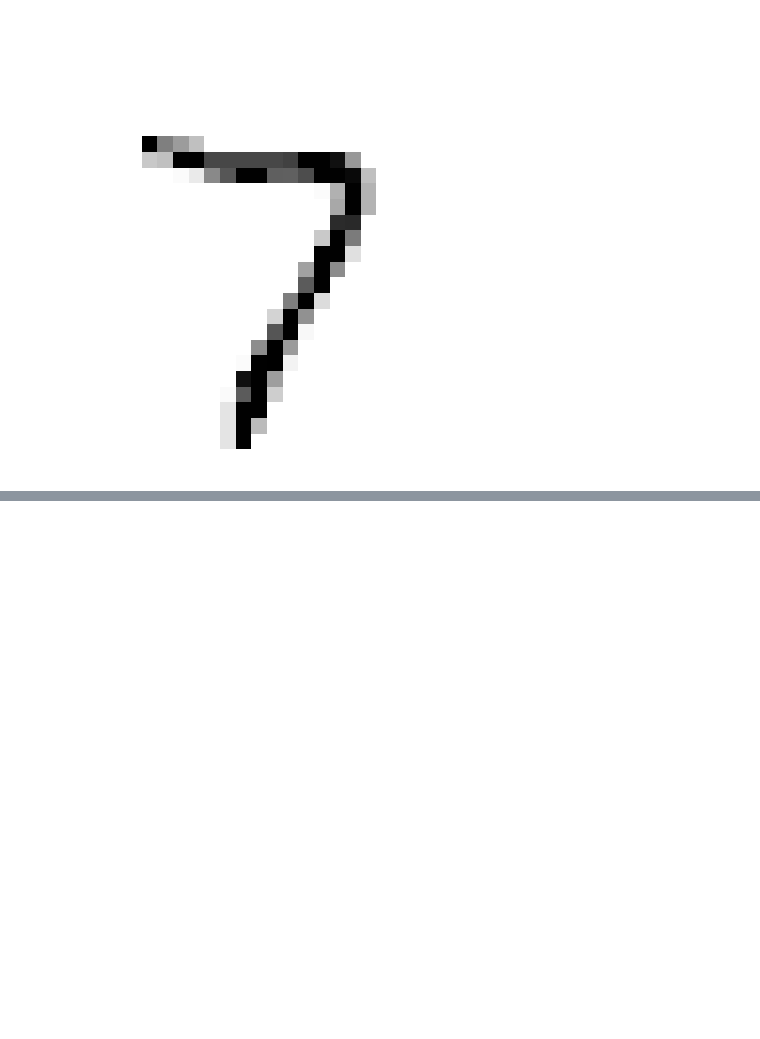
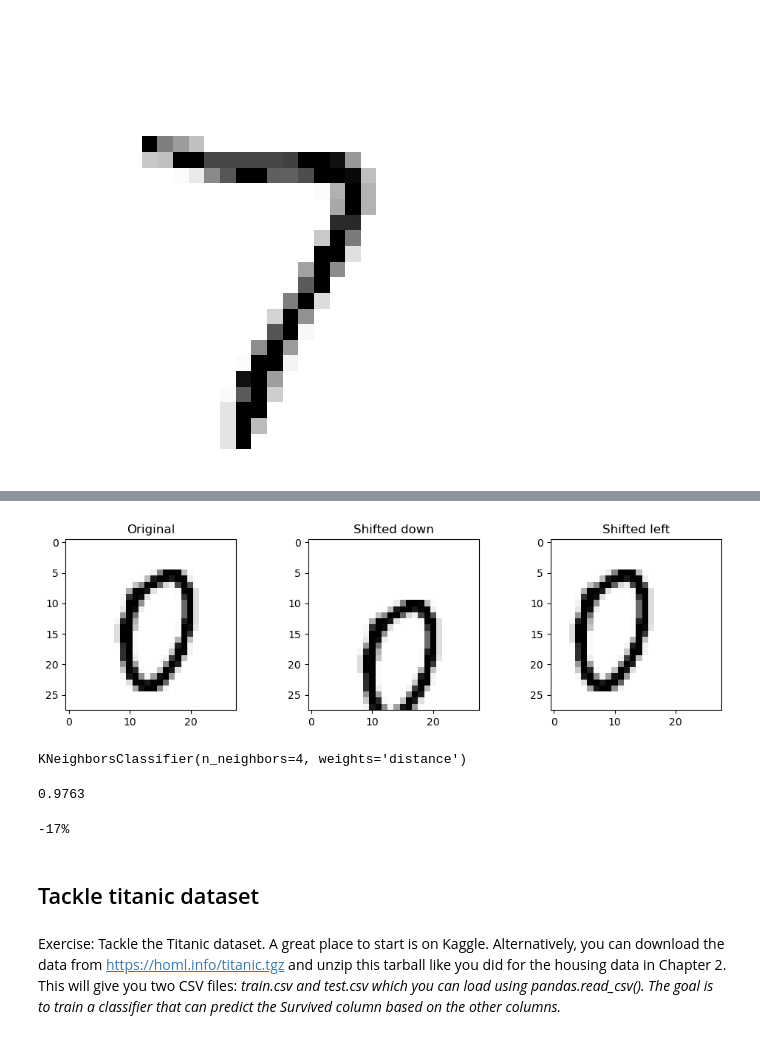
Before and after one commit to Marcusng88/machine-learning, a Jupyter notebook: Hands-on Machine Learning with Scikit-Learn,Keras & TensorFlow/Chapter3 Classification/main.ipynb, the cells around one changed output, grey strips where cells are left out. Saved outputs shown, nothing was run; the diff lists cells and outputs as text; code cells hidden in the pictures; blank space fills up the shorter version.

Commit message:
finished chapter 3

```diff
--- a/Hands-on Machine Learning with Scikit-Learn,Keras & TensorFlow/Chapter3 Classification/main.ipynb
+++ b/Hands-on Machine Learning with Scikit-Learn,Keras & TensorFlow/Chapter3 Classification/main.ipynb
@@ -673,0 +681,6 @@ plt.show()
+# %%
+from sklearn.neighbors import KNeighborsClassifier
+knn_clf = KNeighborsClassifier()
+knn_clf.fit(X_train, y_train)
+baseline_accuracy = knn_clf.score(X_test,y_test)
+baseline_accuracy
@@ -673,0 +689,10 @@ plt.show()
+# %%
+from sklearn.model_selection import GridSearchCV
+
+param_grid = [
+    {'weights':['uniform','distance'],'n_neighbors':[3,4,5,6]}
+]
+
+knn_clf = KNeighborsClassifier()
+grid_search = GridSearchCV(knn_clf,param_grid,cv=5)
+grid_search.fit(X_train[:10000],y_train[:10000])
@@ -673,0 +711,4 @@ plt.show()
+# %%
+grid_search.best_estimator_.fit(X_train,y_train)
+tuned_accuracy = grid_search.score(X_test,y_test)
+tuned_accuracy
@@ -673,0 +729,26 @@ plt.show()
+# %%
+def shift_image(image,dx,dy):
+    image = image.reshape((28,28))
+    shifted_image = shift(image,[dy,dx],cval=0,mode='constant')
+    return shifted_image.reshape([-1])
+# %%
+image = X_train[1000]
+shifted_image_down = shift_image(image,0,5)
+shifted_image_left = shift_image(image,-5,0)
+
+plt.figure(figsize=(12,3))
+plt.subplot(131)
+plt.title("Original")
+plt.imshow(image.reshape(28, 28),
+           interpolation="nearest", cmap="Greys")
+plt.subplot(132)
+plt.title("Shifted down")
+plt.imshow(shifted_image_down.reshape(28, 28),
+           interpolation="nearest", cmap="Greys")
+plt.subplot(133)
+plt.title("Shifted left")
+plt.imshow(shifted_image_left.reshape(28, 28),
+           interpolation="nearest", cmap="Greys")
+plt.show()
+# %% [output]
+[figure, added]
@@ -673,0 +772,18 @@ plt.show()
+# %%
+knn_clf.fit(X_train_augmented,y_train_augmented)
+# %% [output]
+KNeighborsClassifier(n_neighbors=4, weights='distance')
+# %%
+augmented_accuracy = knn_clf.score(X_test,y_test)
+augmented_accuracy
+# %% [output]
+0.9763
+# %%
+error_rate_change = (1-augmented_accuracy)/(1-tuned_accuracy)-1
+print(f'{error_rate_change:.0%}')
+# %% [output]
+-17%
+# %% [markdown]
+## Tackle titanic dataset
+# %% [markdown]
+Exercise: Tackle the Titanic dataset. A great place to start is on Kaggle. Alternatively, you can download the data from https://homl.info/titanic.tgz and unzip this tarball like you did for the housing data in Chapter 2. This will give you two CSV files: _train.csv and test.csv which you can load using pandas.read_csv(). The goal is to train a classifier that can predict the Survived column based on the other columns._
```
Also changed, not shown: parts of 81 cells of this notebook, 1 other file.
